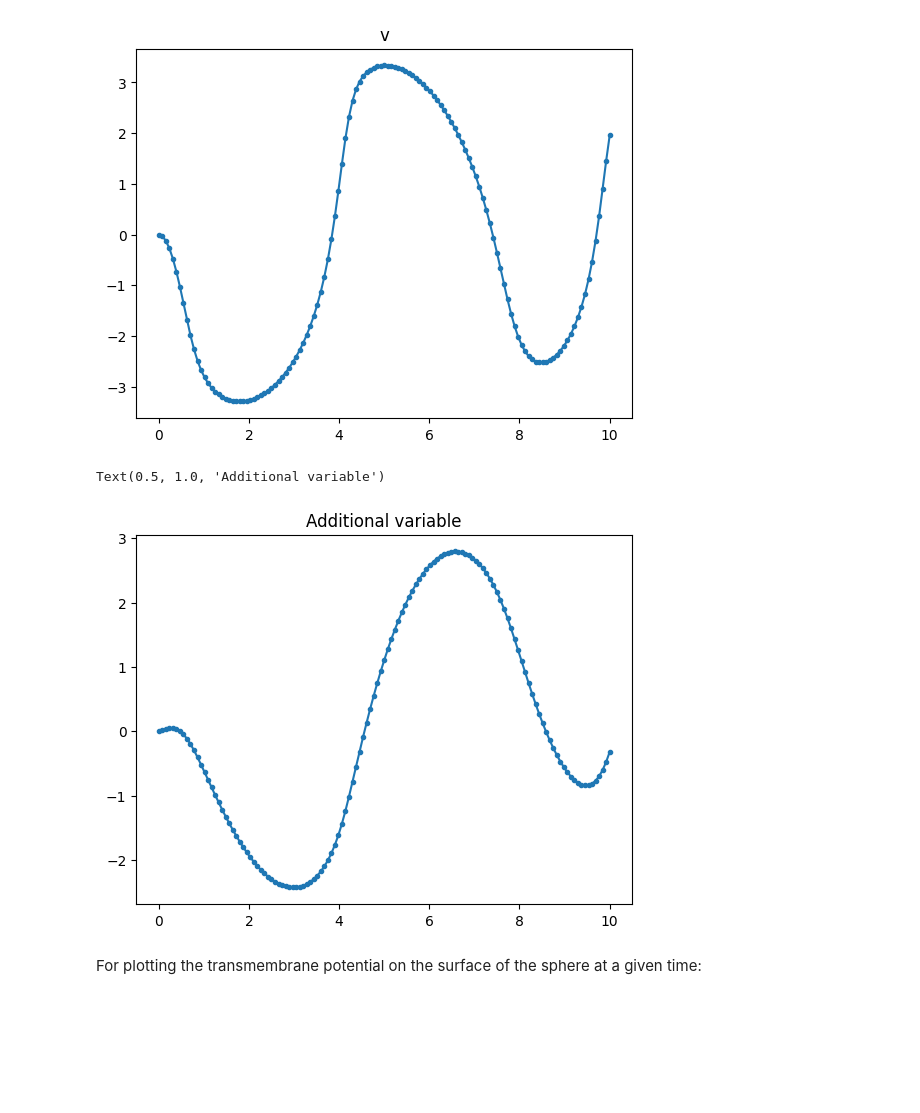
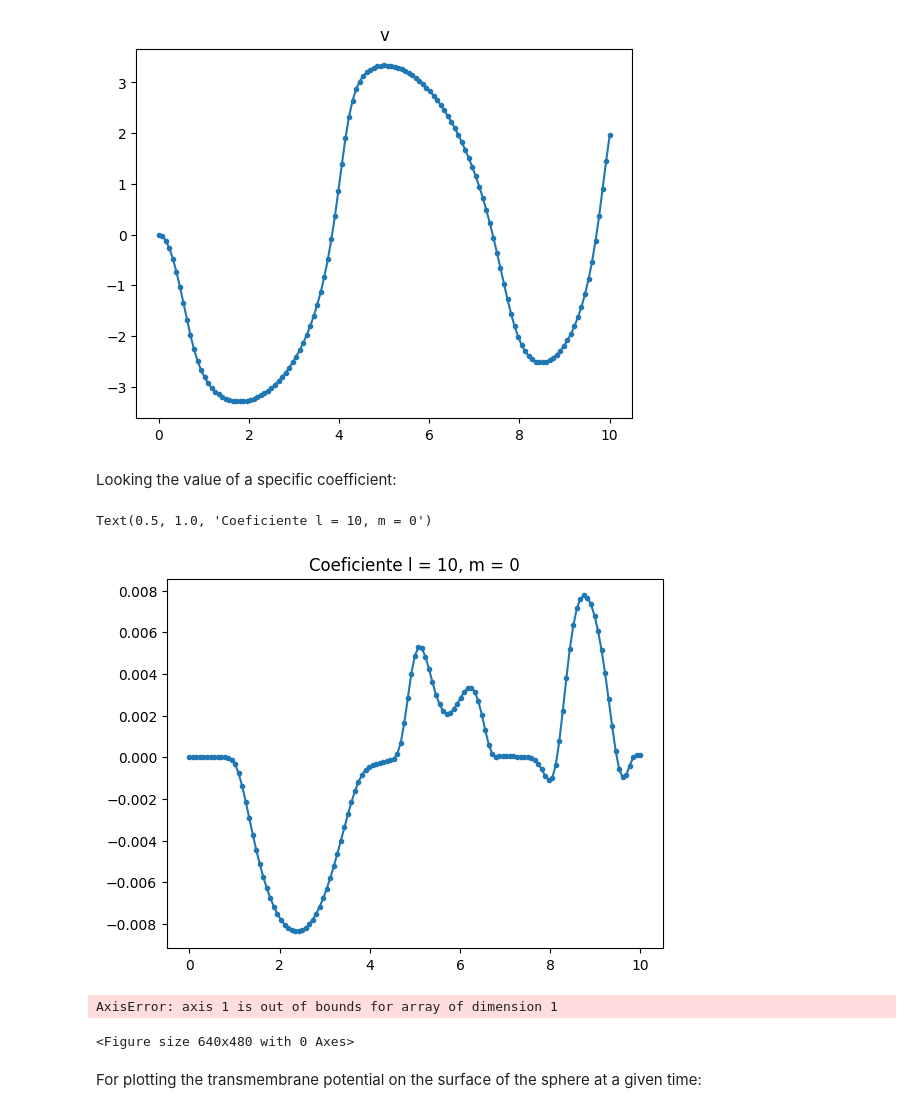
Before and after one commit to iamartineza/biosspheres, a Jupyter notebook: notebooks/notebooks/e3.mtf_time_coupled_e2_FitzHughNagumo.ipynb, the cells around one changed output. Drawn from its saved outputs; the diff is of its cells as text; code cells hidden in the pictures; blank space fills up the shorter version.

Commit message:
Addition of a graph to see the evolution of a specified coefficient.

```diff
--- a/notebooks/notebooks/e3.mtf_time_coupled_e2_FitzHughNagumo.ipynb
+++ b/notebooks/notebooks/e3.mtf_time_coupled_e2_FitzHughNagumo.ipynb
@@ -253,13 +253,31 @@ plt.title("v")
 # %% [output]
 Text(0.5, 1.0, 'v')
 [figure]
+# %% [markdown]
+Looking the value of a specific coefficient:
+# %%
+num = (big_l + 1)**2
+eles, l_square_plus_l, el_square_plus_el_divided_by_two = (
+        auxindexes.eles_combination(big_l)
+    )
+plt.figure()
+l = 10 # Coefficient
+plt.plot(
+	times,solutions[:, (4 * num + l_square_plus_l[l])],
+	label="Numerical solution",
+	marker=".",
+)
+plt.title("Coeficiente l = "+ str(l) + ", m = 0")
+# %% [output]
+Text(0.5, 1.0, 'Coeficiente l = 10, m = 0')
+[figure, added]
 # %%
 plt.figure()
 little_partial_spherical = np.sqrt((2 * eles + 1))
 plt.plot(
 	times,
 	np.sum(
-		solutions[:, (5 * num + l_square_plus_l[0 : big_l + 1])]
+		solutions[0, (5 * num + l_square_plus_l[0 : big_l + 1])]
 		* little_partial_spherical[0 : big_l + 1],
 		axis=1,
 	)
@@ -269,8 +287,8 @@ plt.plot(
 )
 plt.title("Additional variable")
 # %% [output]
-Text(0.5, 1.0, 'Additional variable')
+AxisError: axis 1 is out of bounds for array of dimension 1
-[figure, removed]
+<Figure size 640x480 with 0 Axes>
 # %% [markdown]
 For plotting the transmembrane potential on the surface of the sphere at a given time:
 # %%
```
